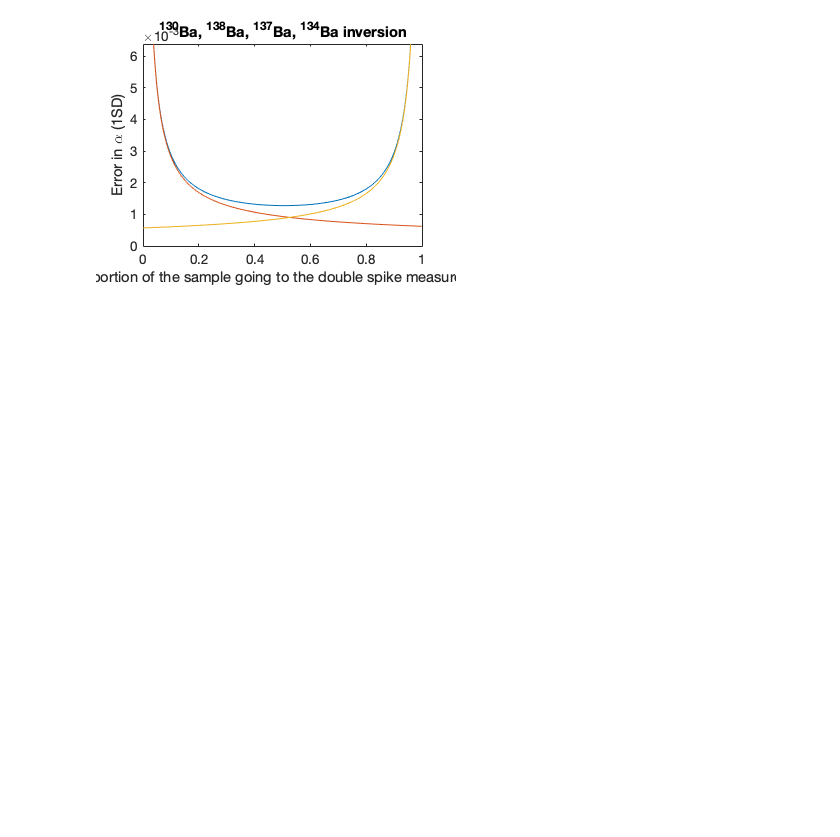
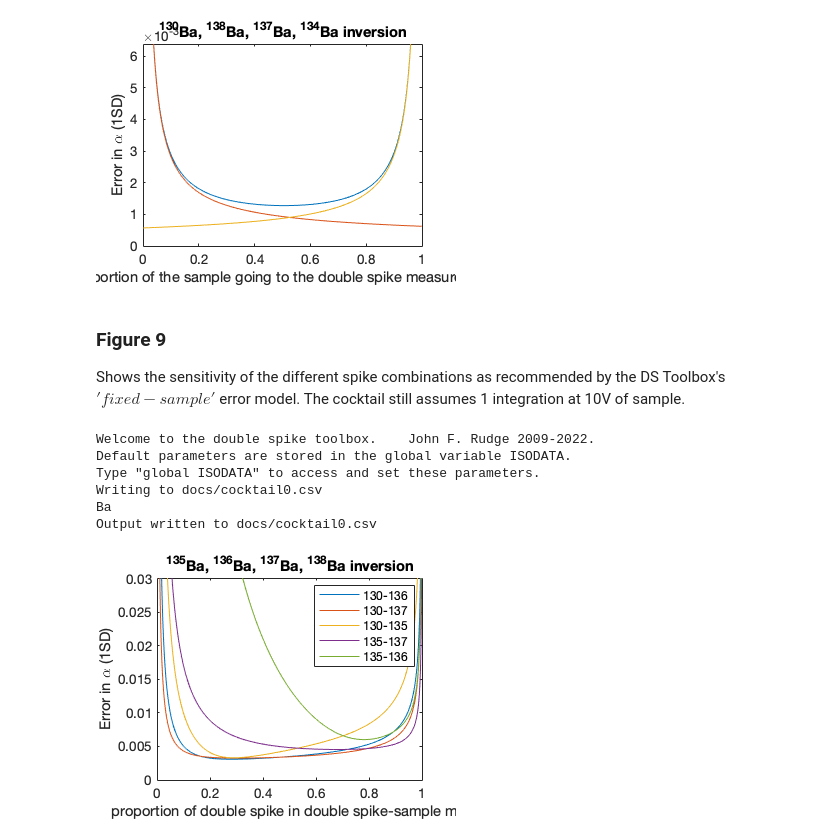
Before and after one commit to rcmarq/cosmo, a Jupyter notebook: docs/figures.ipynb, the cells around one changed output. Saved outputs shown, nothing was run; the diff lists cells and outputs as text; code cells hidden in the pictures; blank space fills up the shorter version.

Commit message:
Updated figures/demo notebook; Fixed leftover typo in errorcurve3.m

```diff
--- a/docs/figures.ipynb
+++ b/docs/figures.ipynb
@@ -433,3 +433,44 @@ saveas(gcf,'fig8','epsc')
 cd ..
 # %% [output]
 [figure]
+# %% [markdown]
+### Figure 9
+
+Shows the sensitivity of the different spike combinations as recommended by the DS Toolbox's $'fixed-sample'$ error model. The cocktail still assumes 1 integration at 10V of sample.
+# %%
+% Creating the cocktail list from the DS Toolbox using fixed-sample error model
+dsstartup
+global ISODATA
+ISODATA.Ba.errormodel.measured.type='fixed-sample';
+cocktail('real','docs/cocktail0.csv',{'Ba'})
+
+% Read/import csv as a table
+Ba0 = readtable('docs/cocktail0.csv');
+# %% [output]
+Welcome to the double spike toolbox.    John F. Rudge 2009-2022.
+Default parameters are stored in the global variable ISODATA.
+Type "global ISODATA" to access and set these parameters.
+Writing to docs/cocktail0.csv
+Ba
+Output written to docs/cocktail0.csv
+# %%
+isos = {'Ba130','Ba132','Ba134','Ba135','Ba136','Ba137','Ba138'};
+
+errorcurve('Ba',table2array(Ba0(1,isos)),[130 135 136 138])
+hold on
+errorcurve('Ba',table2array(Ba0(2,isos)),[130 135 137 138])
+errorcurve('Ba',table2array(Ba0(3,isos)),[130 134 135 138])
+errorcurve('Ba',table2array(Ba0(37,isos)),[134 135 137 138])
+errorcurve('Ba',table2array(Ba0(95,isos)),[135 136 137 138])
+
+hold off
+legend('130-136','130-137','130-135','135-137','135-136')
+
+cd figures
+set(gcf, 'PaperUnits', 'inches');
+x_width=3.75 ;y_width=2.8;
+set(gcf, 'PaperPosition', [0 0 x_width y_width]); %
+saveas(gcf,'fig9','epsc')
+cd ..
+# %% [output]
+[figure, added]
```
Also changed, not shown: parts of 3 cells of this notebook, 2 other files.
